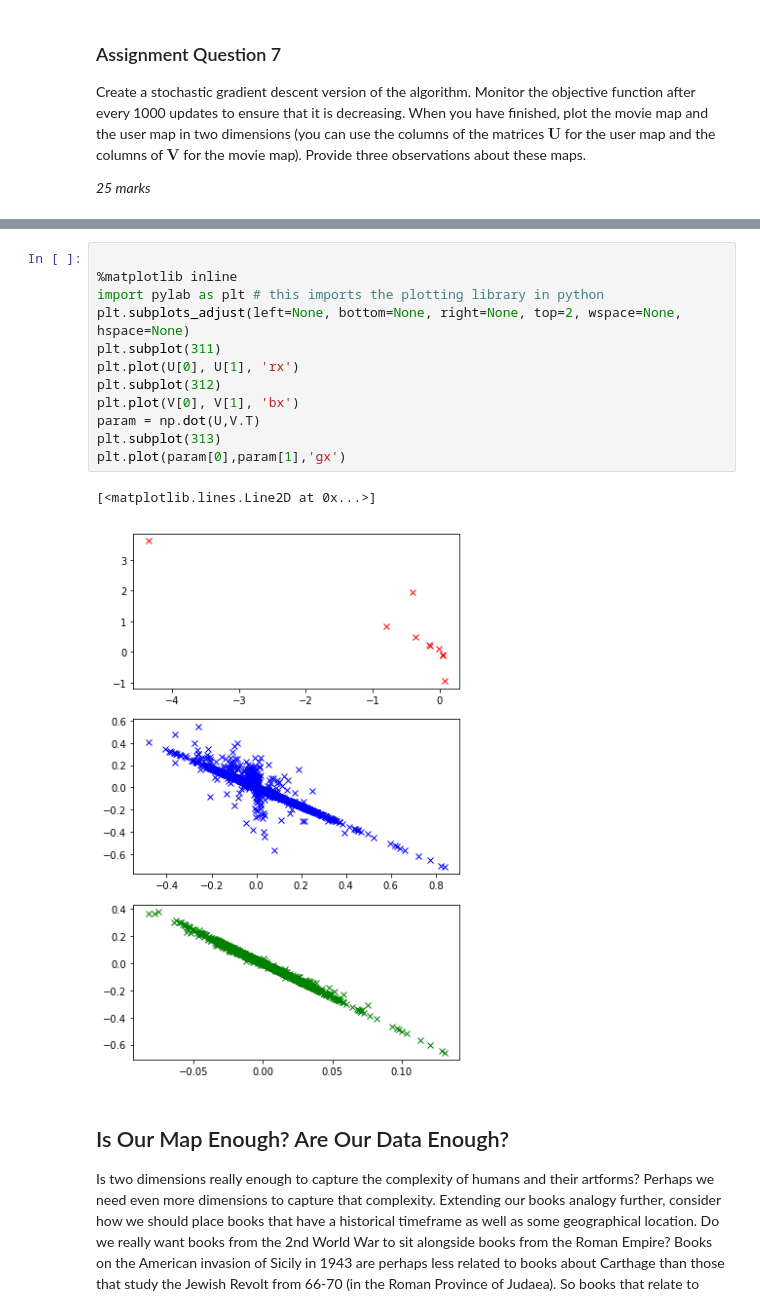
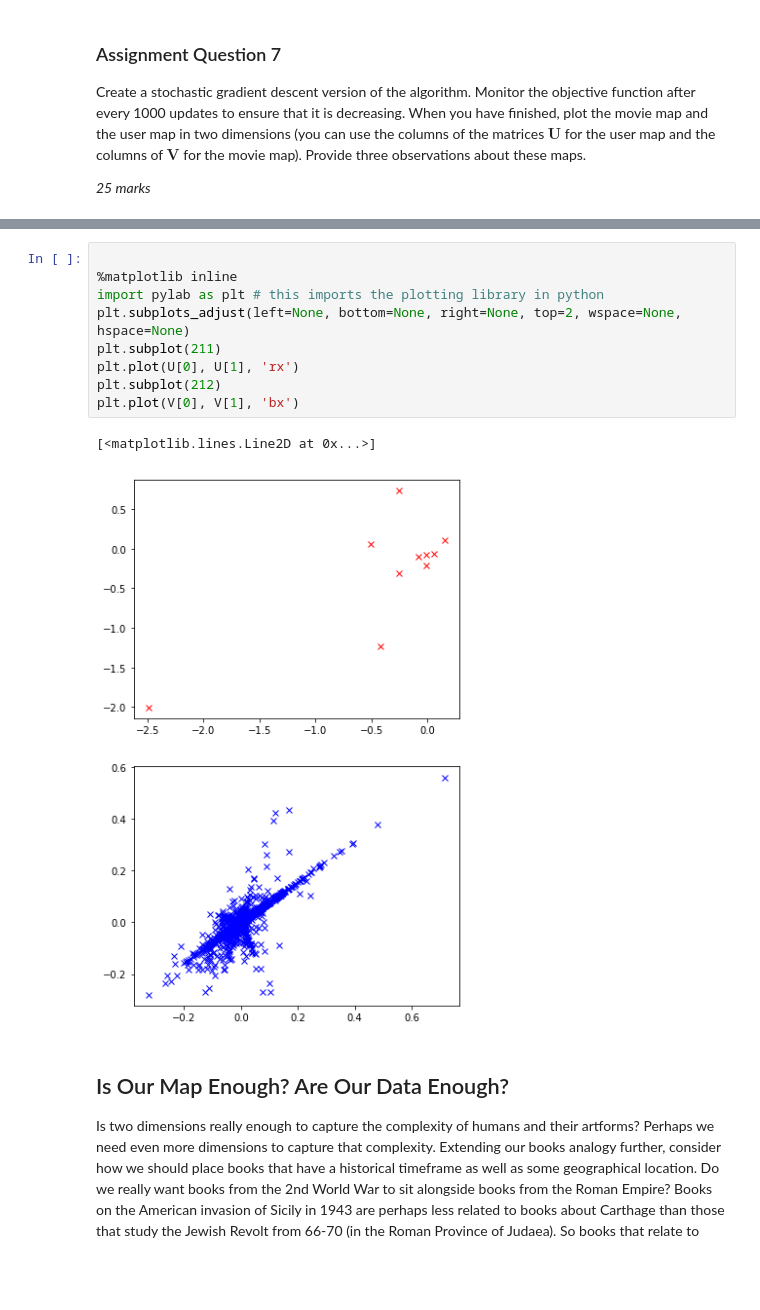
Before and after one commit to TUOS-COM-4509-6509-2018-19/assignment-2-nathanhung0918, a Jupyter notebook: lab_session_week2.ipynb, the cells around one changed output, grey strips where cells are left out. Cells and saved outputs as stored; diff of their text form; blank space fills up the shorter version.

```diff
--- a/lab_session_week2.ipynb
+++ b/lab_session_week2.ipynb
@@ -509,18 +503,15 @@ U,V = SGD(Y, U, V)
 # %%
 
 %matplotlib inline
 import pylab as plt # this imports the plotting library in python
 plt.subplots_adjust(left=None, bottom=None, right=None, top=2, wspace=None, hspace=None)
-plt.subplot(311)
+plt.subplot(211)
 plt.plot(U[0], U[1], 'rx')
-plt.subplot(312)
+plt.subplot(212)
 plt.plot(V[0], V[1], 'bx')
-param = np.dot(U,V.T)
-plt.subplot(313)
-plt.plot(param[0],param[1],'gx')
 # %% [output]
 [<matplotlib.lines.Line2D at 0x...>]
-[figure, old version]
+[figure, new version]
 # %% [markdown]
 ## Is Our Map Enough? Are Our Data Enough?
 
```
Also changed, not shown: parts of 11 cells of this notebook.
